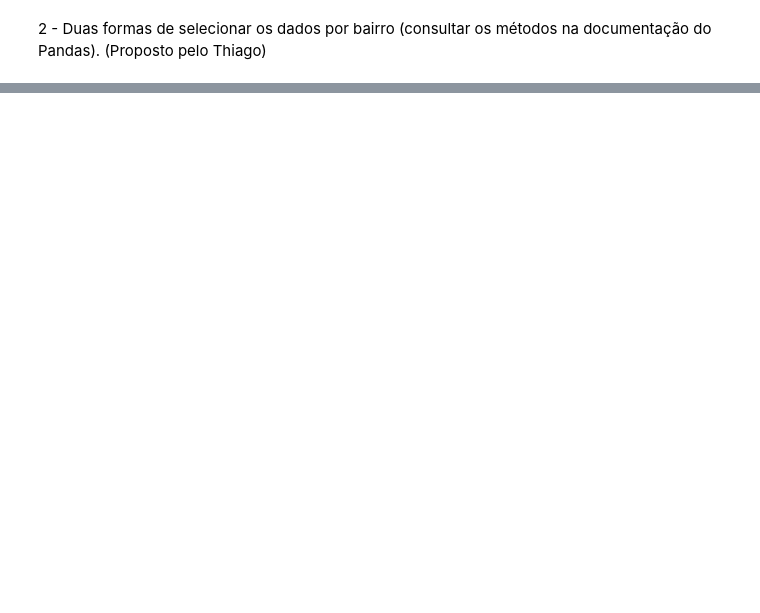
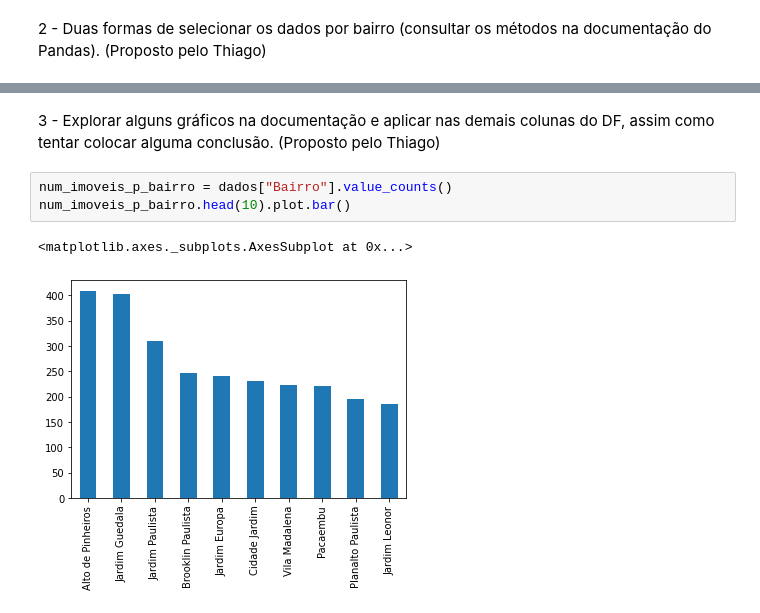
Before and after one commit to DavidEsly/imersao_dados_04_desafios, a Jupyter notebook: Imersao_dados_4_base_sao_paulo.ipynb, the cells around one changed output, grey strips where cells are left out. Saved outputs shown, nothing was run; the diff lists cells and outputs as text; blank space fills up the shorter version.

```diff
--- a/Imersao_dados_4_base_sao_paulo.ipynb
+++ b/Imersao_dados_4_base_sao_paulo.ipynb
@@ -22,0 +73,8 @@ for bar in lista_bairros:
+# %% [markdown]
+3 - Explorar alguns gráficos na documentação e aplicar nas demais colunas do DF, assim como tentar colocar alguma conclusão. (Proposto pelo Thiago)
+# %%
+num_imoveis_p_bairro = dados["Bairro"].value_counts()
+num_imoveis_p_bairro.head(10).plot.bar()
+# %% [output]
+<matplotlib.axes._subplots.AxesSubplot at 0x...>
+[figure, added]
```
Also changed, not shown: parts of 13 cells of this notebook.
